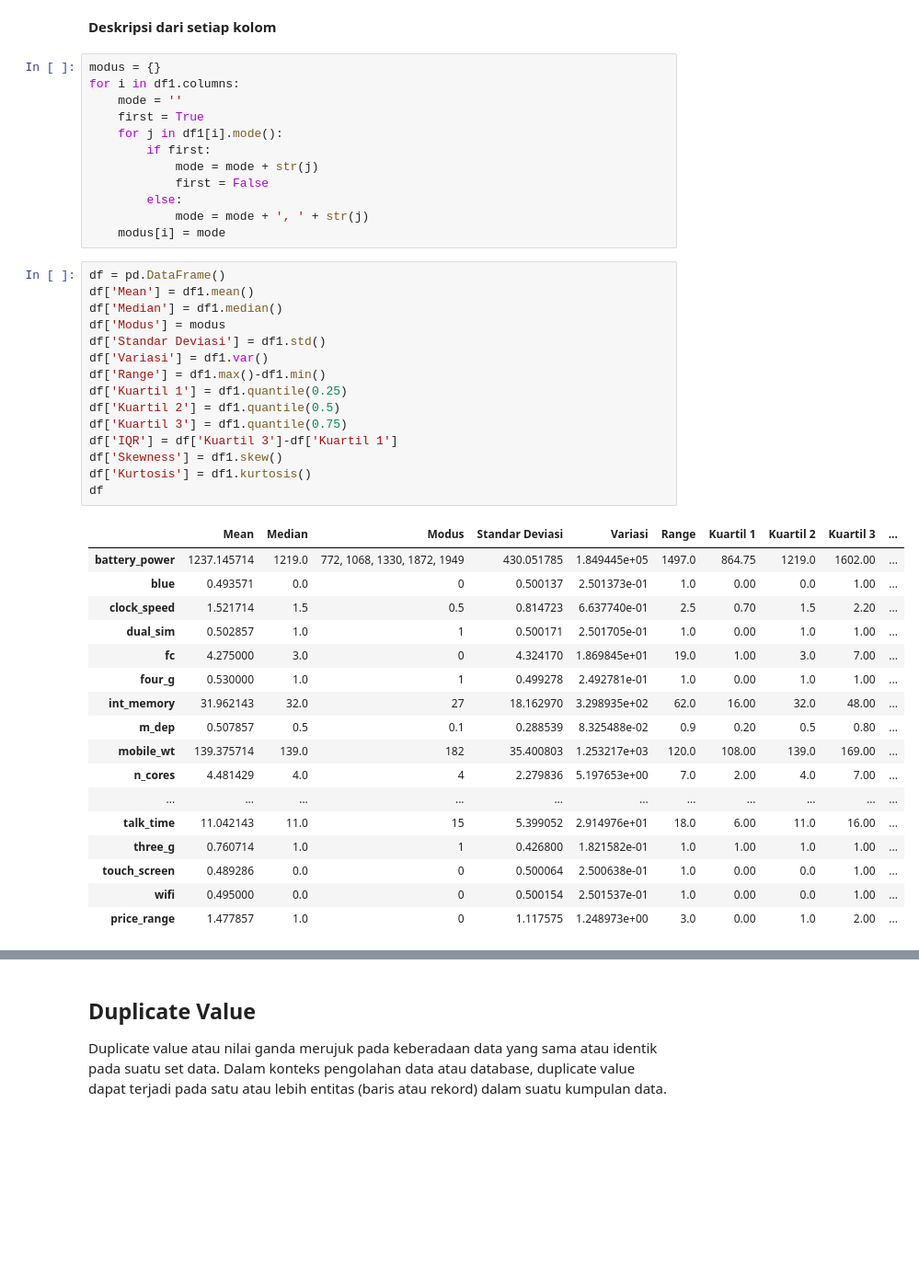
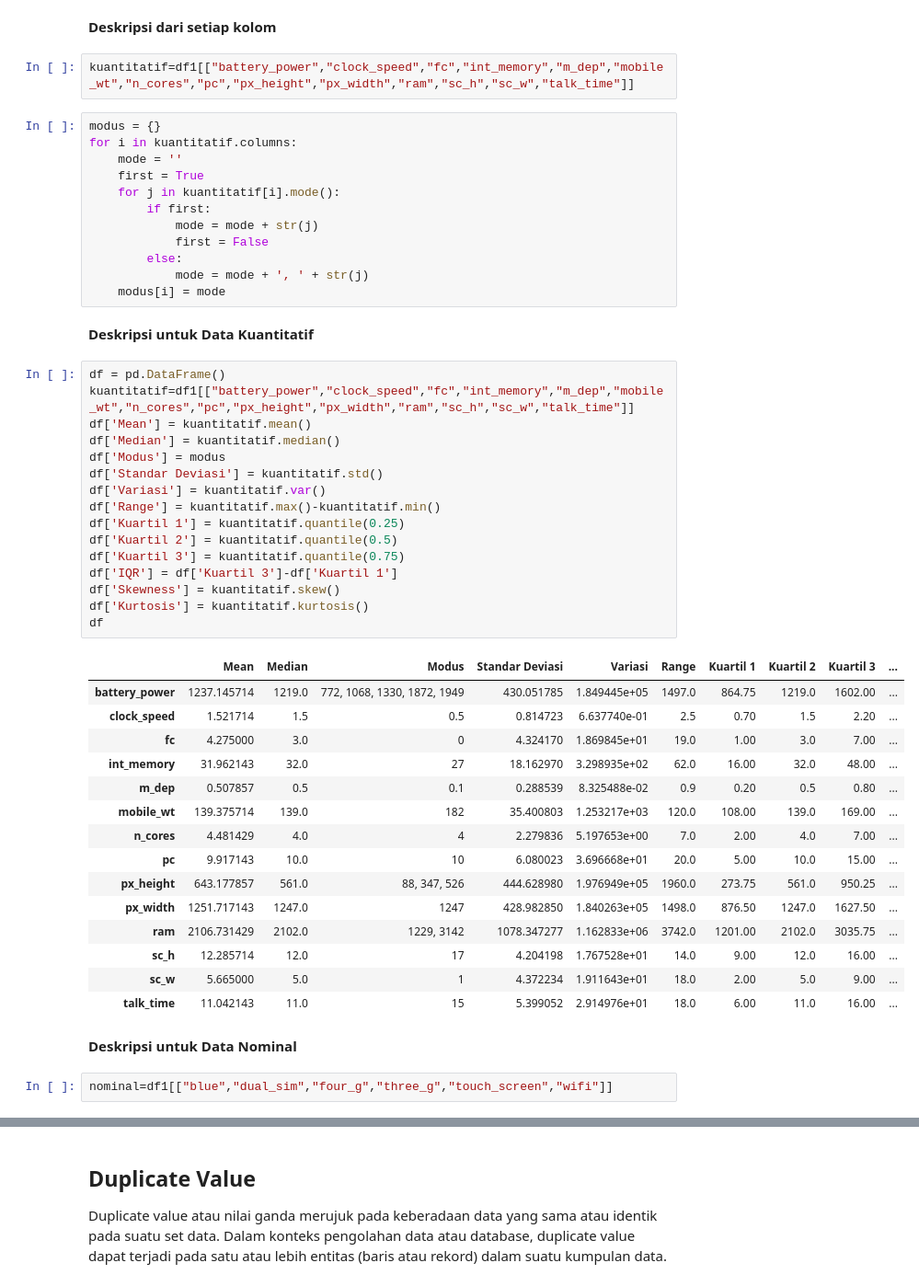
Before and after one commit to tarsn/Tucil2_AI_Dadatanal, a Jupyter notebook: Tucil2_AI_Dadatanal.ipynb, the cells around one changed output, grey strips where cells are left out. Shown at 92% size. Drawn from its saved outputs; the diff is of its cells as text; blank space fills up the shorter version.

```diff
--- a/Tucil2_AI_Dadatanal.ipynb
+++ b/Tucil2_AI_Dadatanal.ipynb
@@ -85,48 +85,55 @@ dtypes: float64(2), int64(19)
 memory usage: 229.8 KB
 # %% [markdown]
 **Deskripsi dari setiap kolom**
+# %%
+kuantitatif=df1[["battery_power","clock_speed","fc","int_memory","m_dep","mobile_wt","n_cores","pc","px_height","px_width","ram","sc_h","sc_w","talk_time"]]
 # %%
 modus = {}
-for i in df1.columns:
+for i in kuantitatif.columns:
     mode = ''
     first = True
-    for j in df1[i].mode():
+    for j in kuantitatif[i].mode():
         if first:
             mode = mode + str(j)
             first = False
         else:
             mode = mode + ', ' + str(j)
     modus[i] = mode
+# %% [markdown]
+**Deskripsi untuk Data Kuantitatif**
 # %%
 df = pd.DataFrame()
-df['Mean'] = df1.mean()
-df['Median'] = df1.median()
+kuantitatif=df1[["battery_power","clock_speed","fc","int_memory","m_dep","mobile_wt","n_cores","pc","px_height","px_width","ram","sc_h","sc_w","talk_time"]]
+df['Mean'] = kuantitatif.mean()
+df['Median'] = kuantitatif.median()
 df['Modus'] = modus
-df['Standar Deviasi'] = df1.std()
-df['Variasi'] = df1.var()
-df['Range'] = df1.max()-df1.min()
-df['Kuartil 1'] = df1.quantile(0.25)
-df['Kuartil 2'] = df1.quantile(0.5)
-df['Kuartil 3'] = df1.quantile(0.75)
+df['Standar Deviasi'] = kuantitatif.std()
+df['Variasi'] = kuantitatif.var()
+df['Range'] = kuantitatif.max()-kuantitatif.min()
+df['Kuartil 1'] = kuantitatif.quantile(0.25)
+df['Kuartil 2'] = kuantitatif.quantile(0.5)
+df['Kuartil 3'] = kuantitatif.quantile(0.75)
 df['IQR'] = df['Kuartil 3']-df['Kuartil 1']
-df['Skewness'] = df1.skew()
-df['Kurtosis'] = df1.kurtosis()
+df['Skewness'] = kuantitatif.skew()
+df['Kurtosis'] = kuantitatif.kurtosis()
 df
 # %% [output]
 |  | Mean | Median | Modus | Standar Deviasi | Variasi | Range | Kuartil 1 | Kuartil 2 | Kuartil 3 | ... |
 | battery_power | 1237.145714 | 1219.0 | 772, 1068, 1330, 1872, 1949 | 430.051785 | 1.849445e+05 | 1497.0 | 864.75 | 1219.0 | 1602.00 | ... |
-| blue | 0.493571 | 0.0 | 0 | 0.500137 | 2.501373e-01 | 1.0 | 0.00 | 0.0 | 1.00 | ... |
 | clock_speed | 1.521714 | 1.5 | 0.5 | 0.814723 | 6.637740e-01 | 2.5 | 0.70 | 1.5 | 2.20 | ... |
-| dual_sim | 0.502857 | 1.0 | 1 | 0.500171 | 2.501705e-01 | 1.0 | 0.00 | 1.0 | 1.00 | ... |
 | fc | 4.275000 | 3.0 | 0 | 4.324170 | 1.869845e+01 | 19.0 | 1.00 | 3.0 | 7.00 | ... |
-| four_g | 0.530000 | 1.0 | 1 | 0.499278 | 2.492781e-01 | 1.0 | 0.00 | 1.0 | 1.00 | ... |
 | int_memory | 31.962143 | 32.0 | 27 | 18.162970 | 3.298935e+02 | 62.0 | 16.00 | 32.0 | 48.00 | ... |
 | m_dep | 0.507857 | 0.5 | 0.1 | 0.288539 | 8.325488e-02 | 0.9 | 0.20 | 0.5 | 0.80 | ... |
 | mobile_wt | 139.375714 | 139.0 | 182 | 35.400803 | 1.253217e+03 | 120.0 | 108.00 | 139.0 | 169.00 | ... |
 | n_cores | 4.481429 | 4.0 | 4 | 2.279836 | 5.197653e+00 | 7.0 | 2.00 | 4.0 | 7.00 | ... |
-| ... | ... | ... | ... | ... | ... | ... | ... | ... | ... | ... |
+| pc | 9.917143 | 10.0 | 10 | 6.080023 | 3.696668e+01 | 20.0 | 5.00 | 10.0 | 15.00 | ... |
+| px_height | 643.177857 | 561.0 | 88, 347, 526 | 444.628980 | 1.976949e+05 | 1960.0 | 273.75 | 561.0 | 950.25 | ... |
+| px_width | 1251.717143 | 1247.0 | 1247 | 428.982850 | 1.840263e+05 | 1498.0 | 876.50 | 1247.0 | 1627.50 | ... |
+| ram | 2106.731429 | 2102.0 | 1229, 3142 | 1078.347277 | 1.162833e+06 | 3742.0 | 1201.00 | 2102.0 | 3035.75 | ... |
+| sc_h | 12.285714 | 12.0 | 17 | 4.204198 | 1.767528e+01 | 14.0 | 9.00 | 12.0 | 16.00 | ... |
+| sc_w | 5.665000 | 5.0 | 1 | 4.372234 | 1.911643e+01 | 18.0 | 2.00 | 5.0 | 9.00 | ... |
 | talk_time | 11.042143 | 11.0 | 15 | 5.399052 | 2.914976e+01 | 18.0 | 6.00 | 11.0 | 16.00 | ... |
-| three_g | 0.760714 | 1.0 | 1 | 0.426800 | 1.821582e-01 | 1.0 | 1.00 | 1.0 | 1.00 | ... |
-| touch_screen | 0.489286 | 0.0 | 0 | 0.500064 | 2.500638e-01 | 1.0 | 0.00 | 0.0 | 1.00 | ... |
-| wifi | 0.495000 | 0.0 | 0 | 0.500154 | 2.501537e-01 | 1.0 | 0.00 | 0.0 | 1.00 | ... |
-| price_range | 1.477857 | 1.0 | 0 | 1.117575 | 1.248973e+00 | 3.0 | 0.00 | 1.0 | 2.00 | ... |
+# %% [markdown]
+**Deskripsi untuk Data Nominal**
+# %%
+nominal=df1[["blue","dual_sim","four_g","three_g","touch_screen","wifi"]]
```
Also changed, not shown: parts of 31 cells of this notebook.
